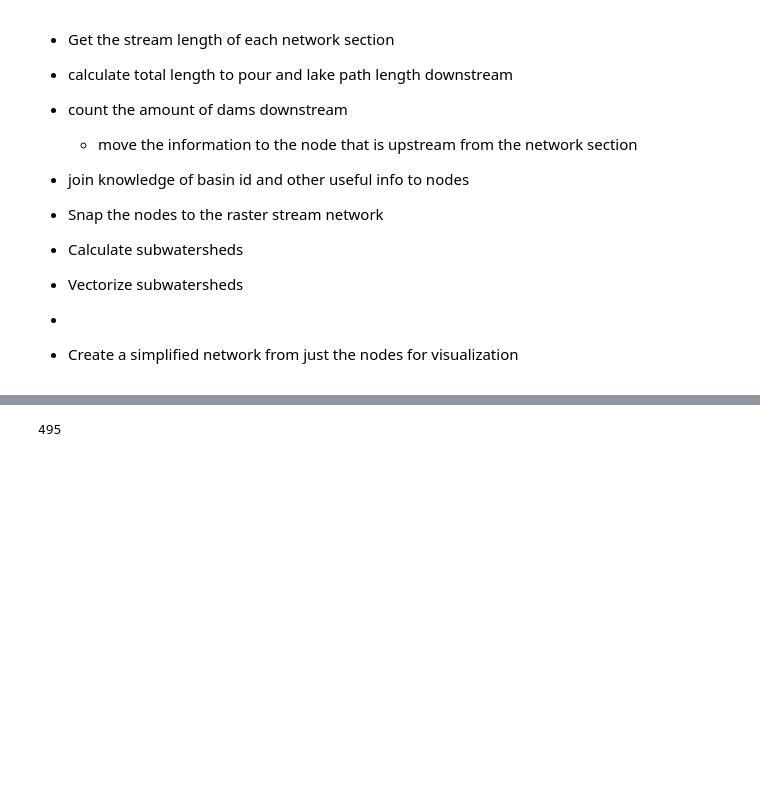
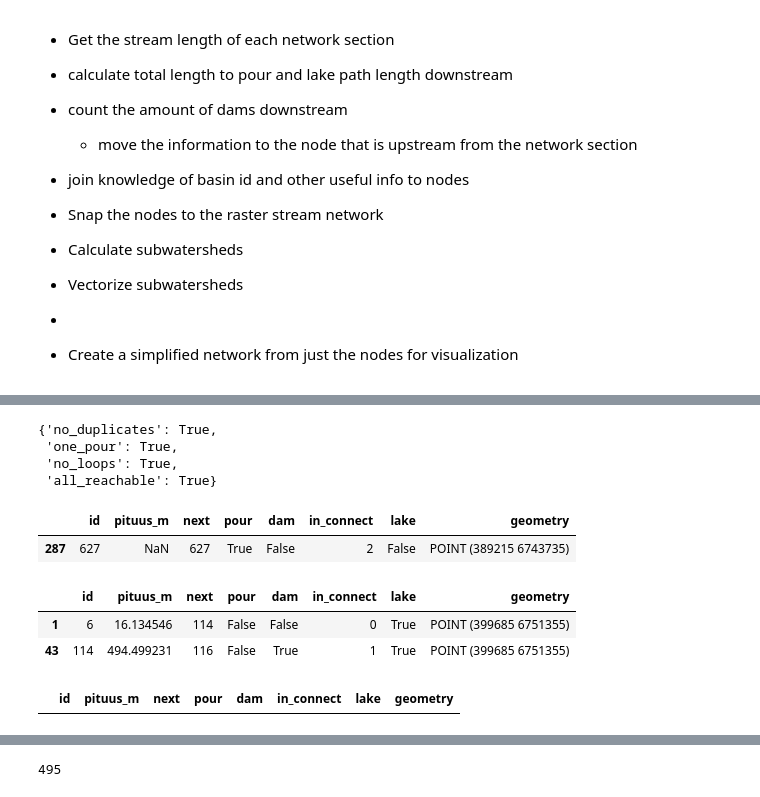
Before and after one commit to iiroseppa/CAMELS-FI, a Jupyter notebook: network_analysis/stream_processing_v2.ipynb, the cells around one changed output, grey strips where cells are left out. Saved outputs shown, nothing was run; the diff lists cells and outputs as text; code cells hidden in the pictures; blank space fills up the shorter version.

```diff
--- a/network_analysis/stream_processing_v2.ipynb
+++ b/network_analysis/stream_processing_v2.ipynb
@@ -348,0 +490,22 @@ nodes
+# %%
+check_node_network_topology(test)
+# %% [output]
+{'no_duplicates': True,
+ 'one_pour': True,
+ 'no_loops': True,
+ 'all_reachable': True}
+# %%
+test[test.pour]
+# %% [output]
+|  | id | pituus_m | next | pour | dam | in_connect | lake | geometry |
+| 287 | 627 | NaN | 627 | True | False | 2 | False | POINT (389215 6743735) |
+# %%
+test
+# %% [output]
+|  | id | pituus_m | next | pour | dam | in_connect | lake | geometry |
+| 1 | 6 | 16.134546 | 114 | False | False | 0 | True | POINT (399685 6751355) |
+| 43 | 114 | 494.499231 | 116 | False | True | 1 | True | POINT (399685 6751355) |
+# %%
+test[test["pituus_m"] < 250]
+# %% [output]
+|  | id | pituus_m | next | pour | dam | in_connect | lake | geometry |
```
Also changed, not shown: parts of 14 cells of this notebook, 1 other file.
